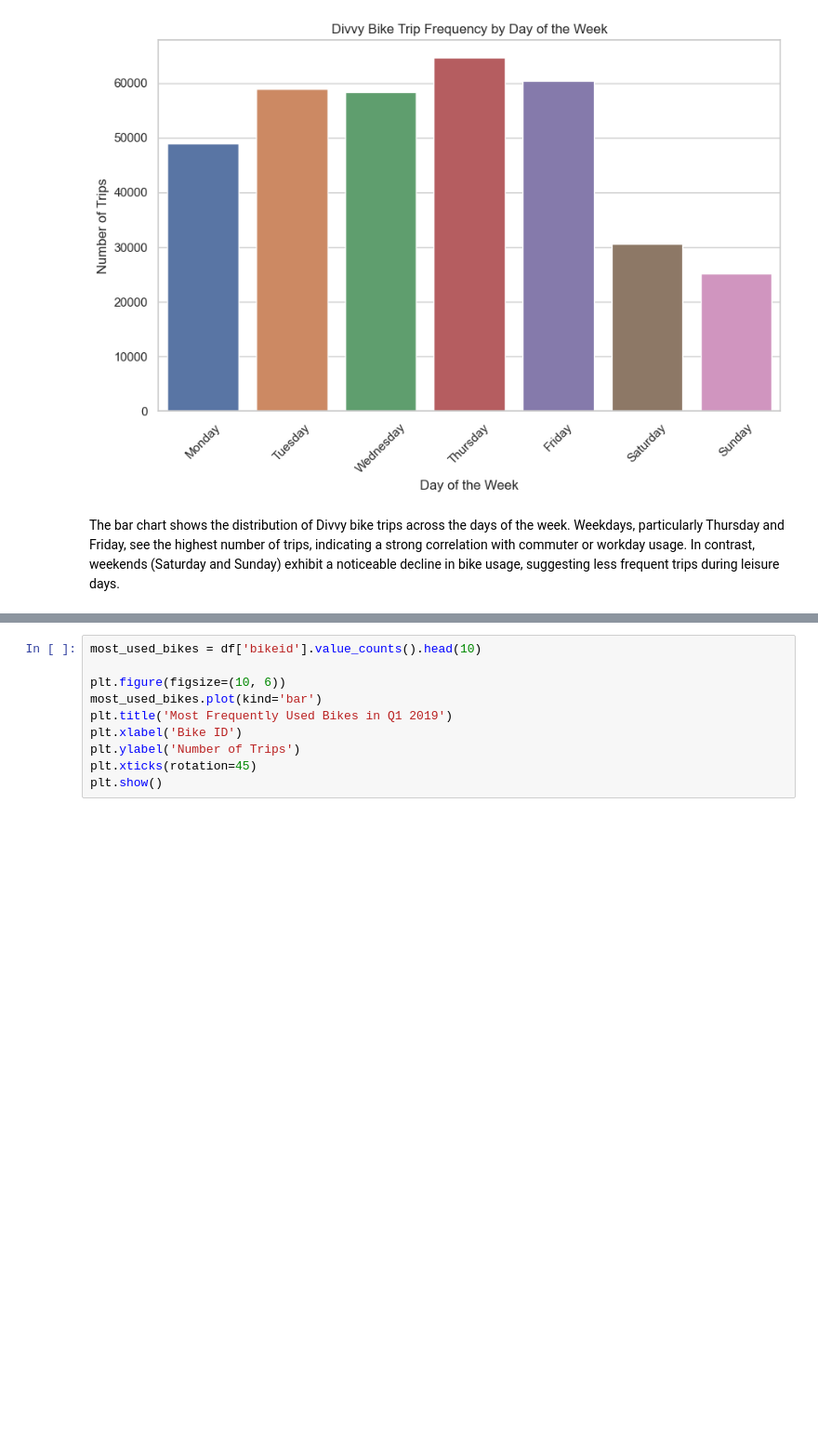
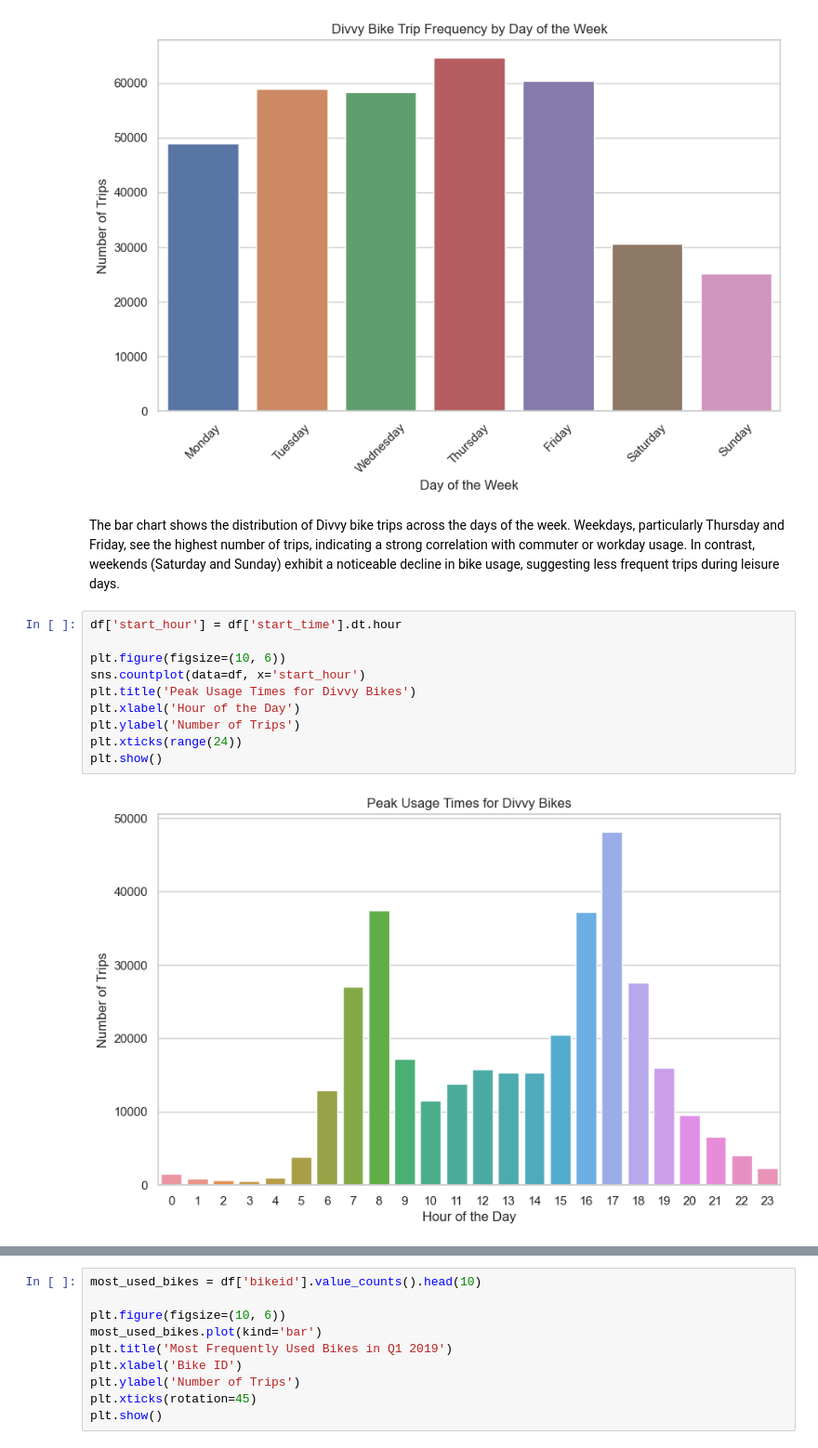
Before and after one commit to Galal-Abdelaziz/PFDA-project, a Jupyter notebook: project.ipynb, the cells around one changed output, grey strips where cells are left out. Shown at 93% size. Cells and saved outputs as stored; diff of their text form; blank space fills up the shorter version.

Commit message:
added analysis and plotting

```diff
--- a/project.ipynb
+++ b/project.ipynb
@@ -267,3 +270,15 @@ plt.show()
 [figure]
 # %% [markdown]
 The bar chart shows the distribution of Divvy bike trips across the days of the week. Weekdays, particularly Thursday and Friday, see the highest number of trips, indicating a strong correlation with commuter or workday usage. In contrast, weekends (Saturday and Sunday) exhibit a noticeable decline in bike usage, suggesting less frequent trips during leisure days.
+# %%
+df['start_hour'] = df['start_time'].dt.hour
+
+plt.figure(figsize=(10, 6))
+sns.countplot(data=df, x='start_hour')
+plt.title('Peak Usage Times for Divvy Bikes')
+plt.xlabel('Hour of the Day')
+plt.ylabel('Number of Trips')
+plt.xticks(range(24))
+plt.show()
+# %% [output]
+[figure, added]
```
Also changed, not shown: parts of 3 cells of this notebook, 1 other file.
